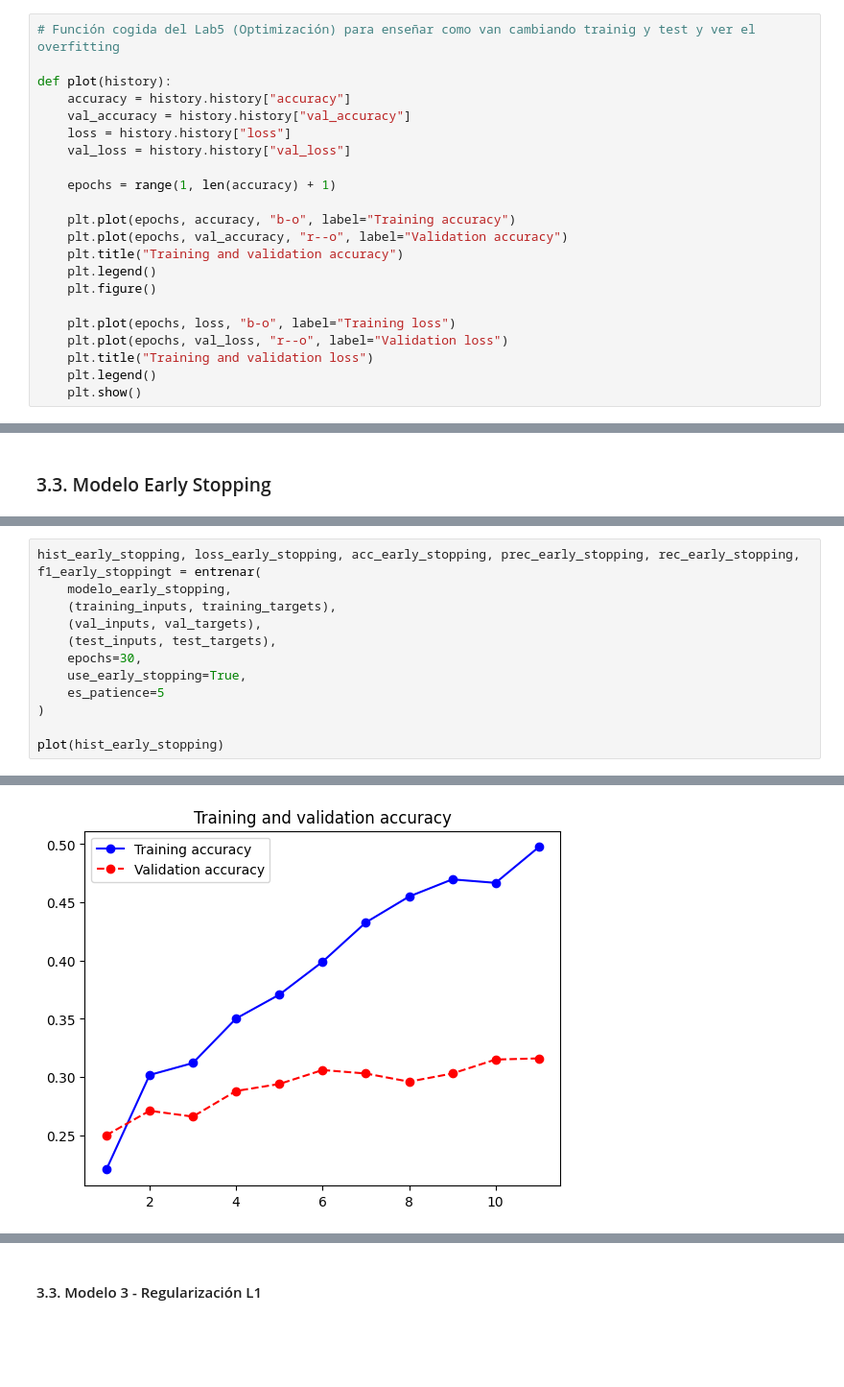
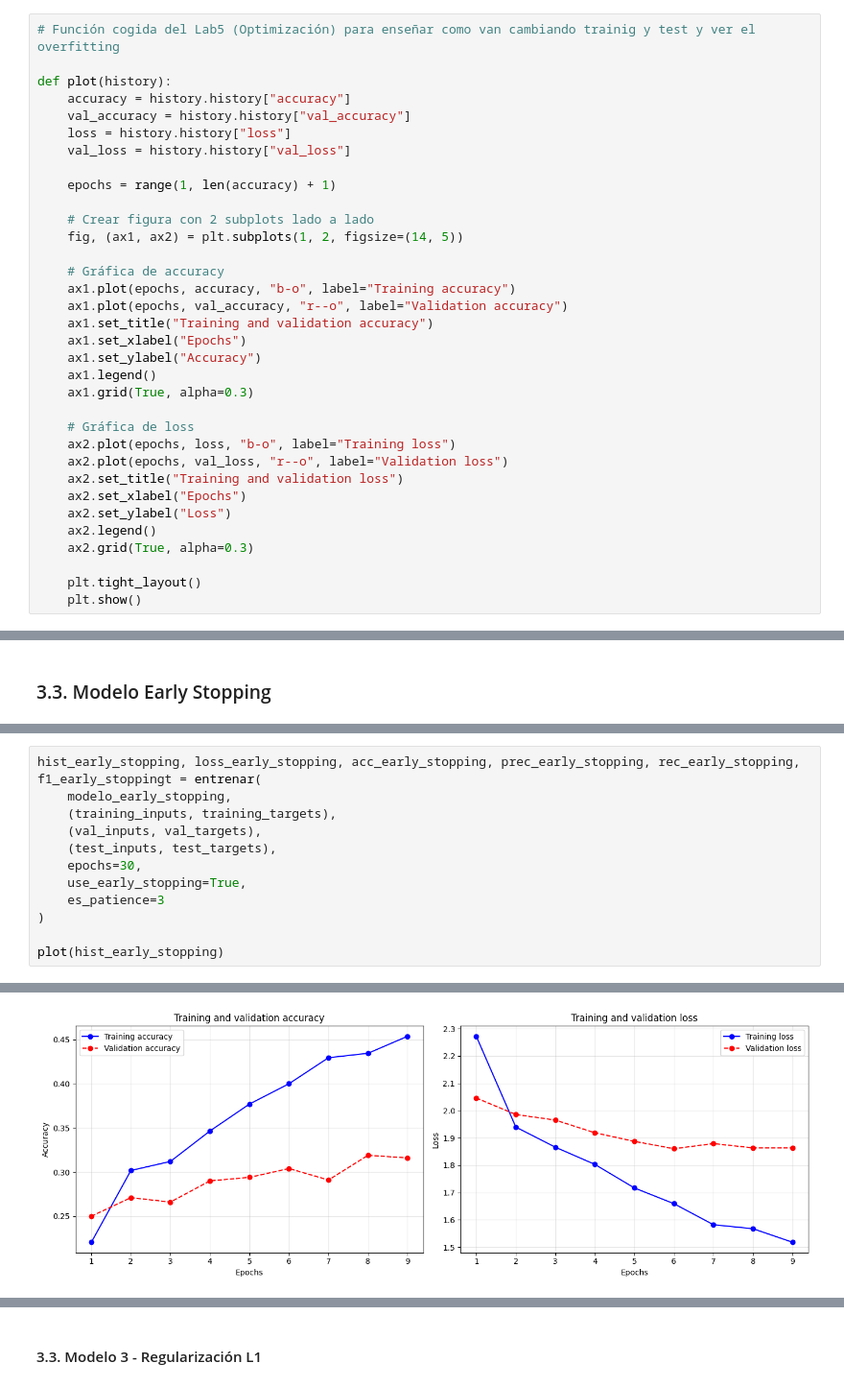
Before and after one commit to NataliaMartinezGarcia/AP-humilde, a Jupyter notebook: P1(AP.11.06).ipynb, the cells around one changed output, grey strips where cells are left out. Shown at 96% size. Saved outputs shown, nothing was run; the diff lists cells and outputs as text; blank space fills up the shorter version.

```diff
--- a/P1(AP.11.06).ipynb
+++ b/P1(AP.11.06).ipynb
@@ -196,16 +196,28 @@ def plot(history):
 
     epochs = range(1, len(accuracy) + 1)
 
-    plt.plot(epochs, accuracy, "b-o", label="Training accuracy")
-    plt.plot(epochs, val_accuracy, "r--o", label="Validation accuracy")
-    plt.title("Training and validation accuracy")
-    plt.legend()
-    plt.figure()
+    # Crear figura con 2 subplots lado a lado
+    fig, (ax1, ax2) = plt.subplots(1, 2, figsize=(14, 5))
 
-    plt.plot(epochs, loss, "b-o", label="Training loss")
-    plt.plot(epochs, val_loss, "r--o", label="Validation loss")
-    plt.title("Training and validation loss")
-    plt.legend()
+    # Gráfica de accuracy
+    ax1.plot(epochs, accuracy, "b-o", label="Training accuracy")
+    ax1.plot(epochs, val_accuracy, "r--o", label="Validation accuracy")
+    ax1.set_title("Training and validation accuracy")
+    ax1.set_xlabel("Epochs")
+    ax1.set_ylabel("Accuracy")
+    ax1.legend()
+    ax1.grid(True, alpha=0.3)
+
+    # Gráfica de loss
+    ax2.plot(epochs, loss, "b-o", label="Training loss")
+    ax2.plot(epochs, val_loss, "r--o", label="Validation loss")
+    ax2.set_title("Training and validation loss")
+    ax2.set_xlabel("Epochs")
+    ax2.set_ylabel("Loss")
+    ax2.legend()
+    ax2.grid(True, alpha=0.3)
+
+    plt.tight_layout()
     plt.show()
 # %% [markdown]
 #### 3.1. Modelo 1 - Vanilla (sin regularización)
@@ -413,7 +423,7 @@ hist_early_stopping, loss_early_stopping, acc_early_stopping, prec_early_stoppin
     (test_inputs, test_targets),
     epochs=30,
     use_early_stopping=True,
-    es_patience=5
+    es_patience=3
 )
 
 plot(hist_early_stopping)
@@ -438 +448 @@ F1-score: 0.3070
-[figure, old version]
+[figure, new version]
```
Also changed, not shown: parts of 20 cells of this notebook, 1 other file.
